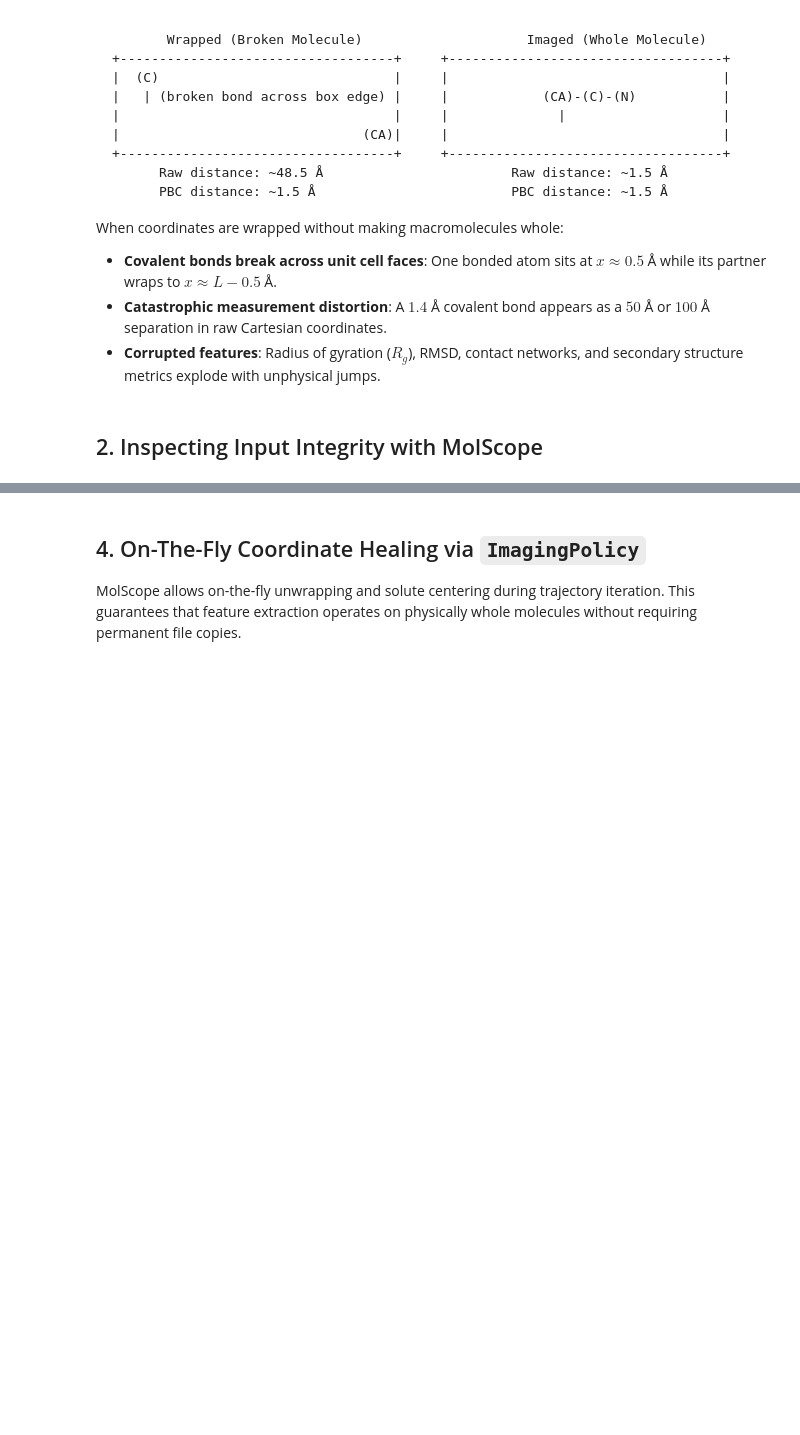
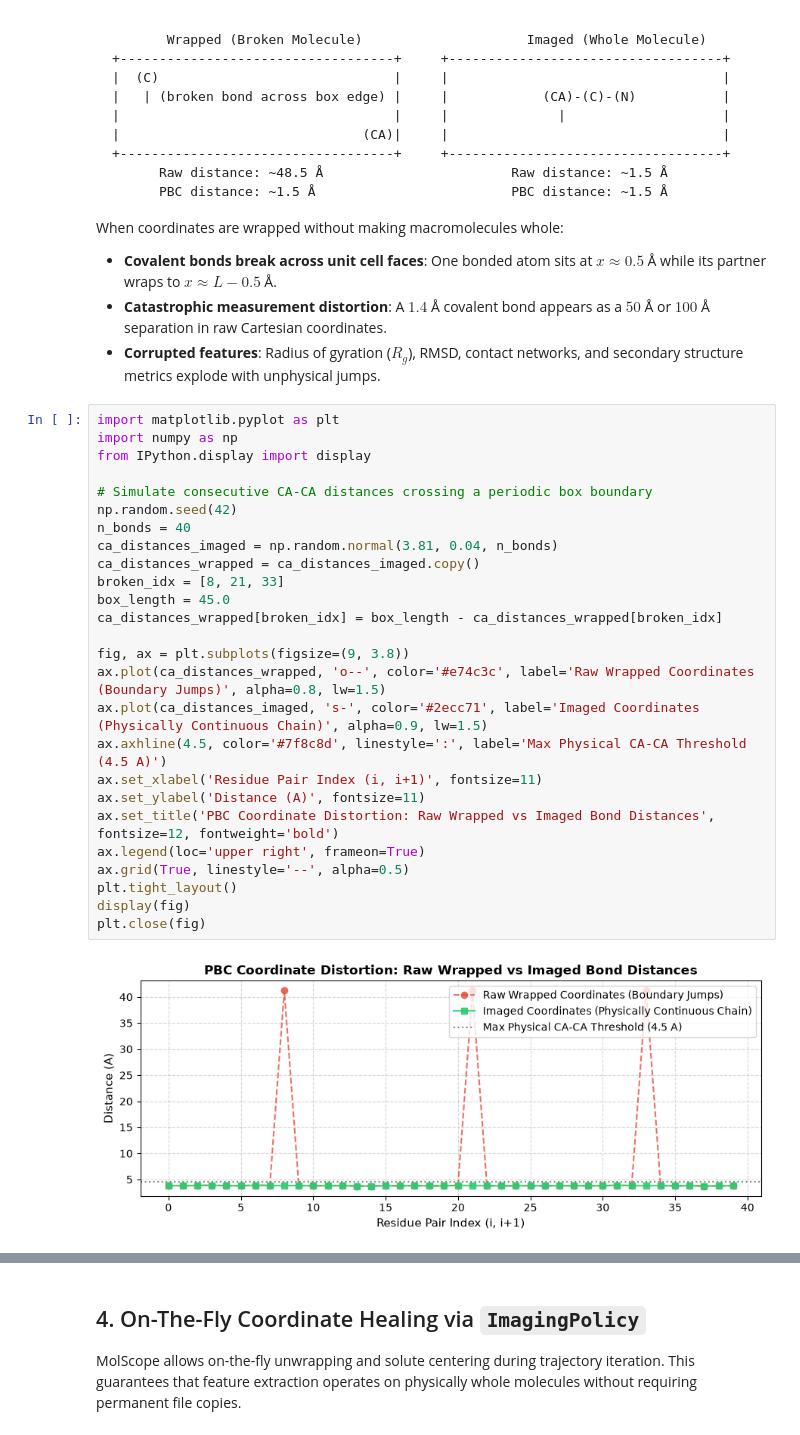
Before and after one commit to N-S8990/molscope, a Jupyter notebook: notebooks/05_Physical_Correctness_and_PBC_Imaging.ipynb, the cells around one changed output, grey strips where cells are left out. Saved outputs shown, nothing was run; the diff lists cells and outputs as text; blank space fills up the shorter version.

Commit message:
notebooks: execute 05 Physical Correctness and PBC Imaging notebook with unwrap diagnostics and zero-imputation audit

```diff
--- a/notebooks/05_Physical_Correctness_and_PBC_Imaging.ipynb
+++ b/notebooks/05_Physical_Correctness_and_PBC_Imaging.ipynb
@@ -33,5 +33,31 @@ When coordinates are wrapped without making macromolecules whole:
 - **Covalent bonds break across unit cell faces**: One bonded atom sits at $x \approx 0.5$ Å while its partner wraps to $x \approx L - 0.5$ Å.
 - **Catastrophic measurement distortion**: A $1.4$ Å covalent bond appears as a $50$ Å or $100$ Å separation in raw Cartesian coordinates.
 - **Corrupted features**: Radius of gyration ($R_g$), RMSD, contact networks, and secondary structure metrics explode with unphysical jumps.
-# %% [markdown]
-## 2. Inspecting Input Integrity with MolScope
+# %%
+import matplotlib.pyplot as plt
+import numpy as np
+from IPython.display import display
+
+# Simulate consecutive CA-CA distances crossing a periodic box boundary
+np.random.seed(42)
+n_bonds = 40
+ca_distances_imaged = np.random.normal(3.81, 0.04, n_bonds)
+ca_distances_wrapped = ca_distances_imaged.copy()
+broken_idx = [8, 21, 33]
+box_length = 45.0
+ca_distances_wrapped[broken_idx] = box_length - ca_distances_wrapped[broken_idx]
+
+fig, ax = plt.subplots(figsize=(9, 3.8))
+ax.plot(ca_distances_wrapped, 'o--', color='#e74c3c', label='Raw Wrapped Coordinates (Boundary Jumps)', alpha=0.8, lw=1.5)
+ax.plot(ca_distances_imaged, 's-', color='#2ecc71', label='Imaged Coordinates (Physically Continuous Chain)', alpha=0.9, lw=1.5)
+ax.axhline(4.5, color='#7f8c8d', linestyle=':', label='Max Physical CA-CA Threshold (4.5 A)')
+ax.set_xlabel('Residue Pair Index (i, i+1)', fontsize=11)
+ax.set_ylabel('Distance (A)', fontsize=11)
+ax.set_title('PBC Coordinate Distortion: Raw Wrapped vs Imaged Bond Distances', fontsize=12, fontweight='bold')
+ax.legend(loc='upper right', frameon=True)
+ax.grid(True, linestyle='--', alpha=0.5)
+plt.tight_layout()
+display(fig)
+plt.close(fig)
+# %% [output]
+[figure, added]
```
Also changed, not shown: parts of 8 cells of this notebook.
